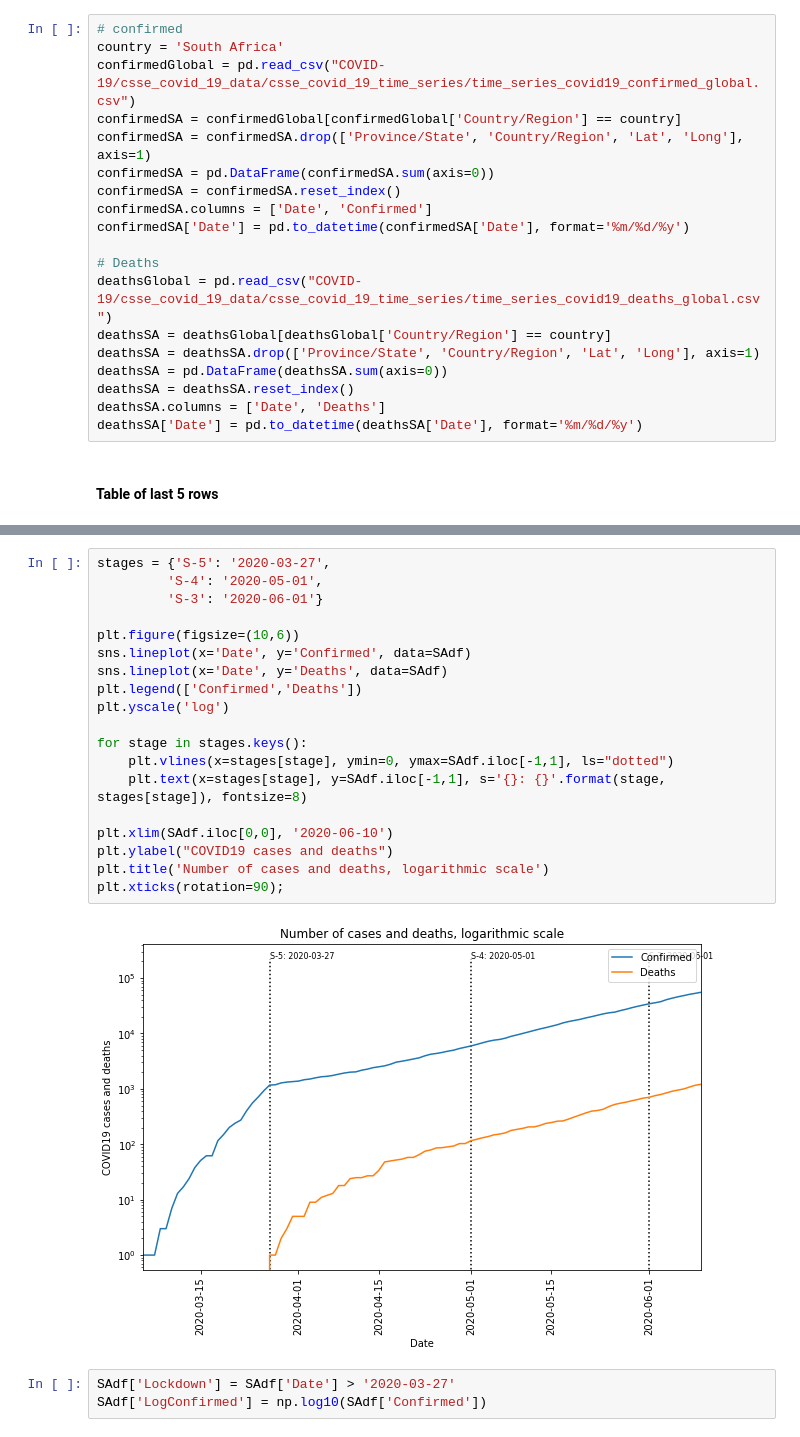
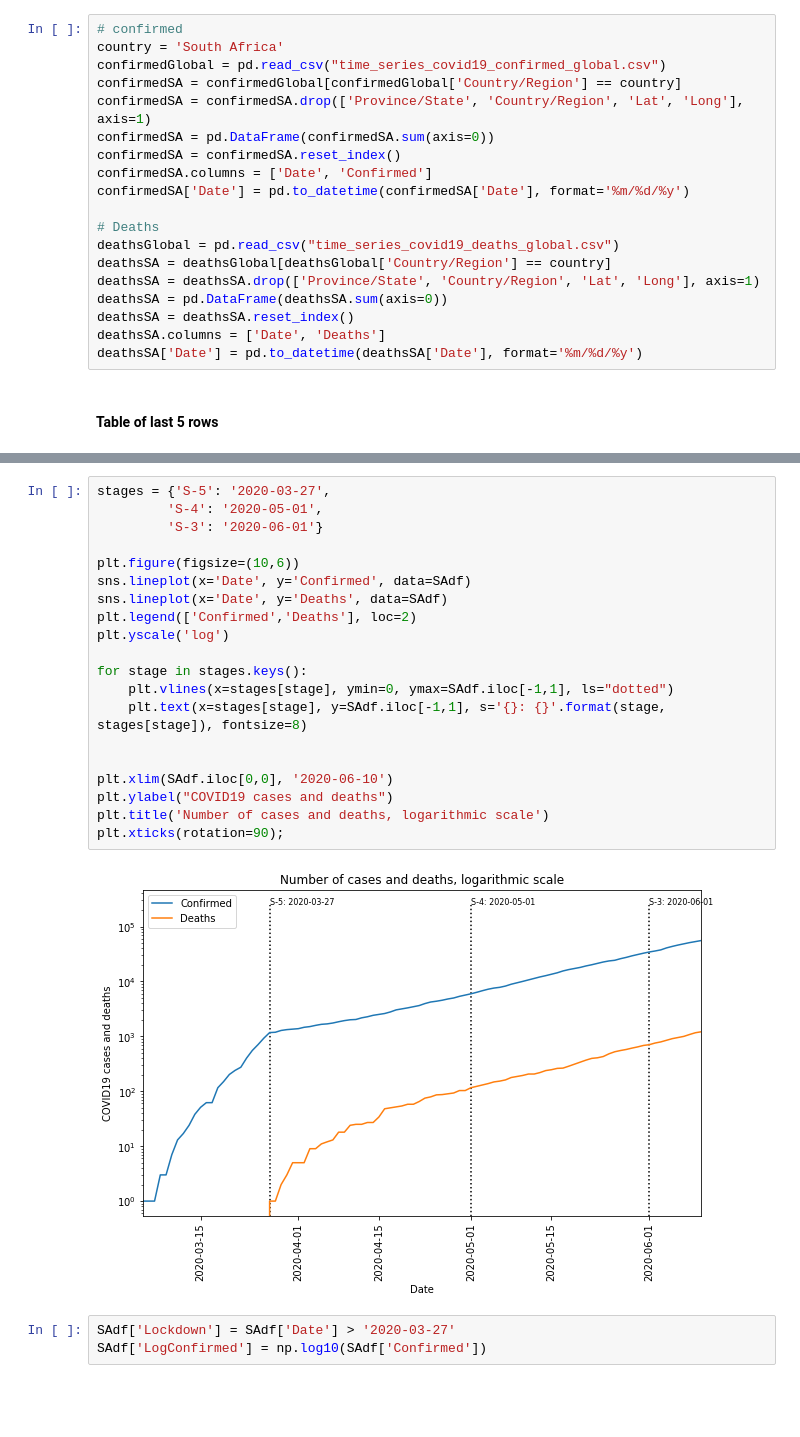
Before and after one commit to ArmandBester/SARS-COV2-in-SA, a Jupyter notebook: SA_cov_dr.ipynb, the cells around one changed output, grey strips where cells are left out. Drawn from its saved outputs; the diff is of its cells as text; blank space fills up the shorter version.

```diff
--- a/SA_cov_dr.ipynb
+++ b/SA_cov_dr.ipynb
@@ -68,7 +65,7 @@ It is now Fri Jul 10 06:50:13 2020 GMT+2
 # %%
 # confirmed
 country = 'South Africa'
-confirmedGlobal = pd.read_csv("COVID-19/csse_covid_19_data/csse_covid_19_time_series/time_series_covid19_confirmed_global.csv")
+confirmedGlobal = pd.read_csv("time_series_covid19_confirmed_global.csv")
 confirmedSA = confirmedGlobal[confirmedGlobal['Country/Region'] == country]
 confirmedSA = confirmedSA.drop(['Province/State', 'Country/Region', 'Lat', 'Long'], axis=1)
 confirmedSA = pd.DataFrame(confirmedSA.sum(axis=0))
@@ -77,7 +74,7 @@ confirmedSA.columns = ['Date', 'Confirmed']
 confirmedSA['Date'] = pd.to_datetime(confirmedSA['Date'], format='%m/%d/%y')
 
 # Deaths
-deathsGlobal = pd.read_csv("COVID-19/csse_covid_19_data/csse_covid_19_time_series/time_series_covid19_deaths_global.csv")
+deathsGlobal = pd.read_csv("time_series_covid19_deaths_global.csv")
 deathsSA = deathsGlobal[deathsGlobal['Country/Region'] == country]
 deathsSA = deathsSA.drop(['Province/State', 'Country/Region', 'Lat', 'Long'], axis=1)
 deathsSA = pd.DataFrame(deathsSA.sum(axis=0))
@@ -121,24 +119,25 @@ plt.xticks(rotation=90);
 # %%
 stages = {'S-5': '2020-03-27',
          'S-4': '2020-05-01',
          'S-3': '2020-06-01'}
 
 plt.figure(figsize=(10,6))
 sns.lineplot(x='Date', y='Confirmed', data=SAdf)
 sns.lineplot(x='Date', y='Deaths', data=SAdf)
-plt.legend(['Confirmed','Deaths'])
+plt.legend(['Confirmed','Deaths'], loc=2)
 plt.yscale('log')
 
 for stage in stages.keys():
     plt.vlines(x=stages[stage], ymin=0, ymax=SAdf.iloc[-1,1], ls="dotted")
     plt.text(x=stages[stage], y=SAdf.iloc[-1,1], s='{}: {}'.format(stage, stages[stage]), fontsize=8)
 
+
 plt.xlim(SAdf.iloc[0,0], '2020-06-10')
 plt.ylabel("COVID19 cases and deaths")
 plt.title('Number of cases and deaths, logarithmic scale')
 plt.xticks(rotation=90);
 # %% [output]
-[figure, old version]
+[figure, new version]
 # %%
 SAdf['Lockdown'] = SAdf['Date'] > '2020-03-27'
 SAdf['LogConfirmed'] = np.log10(SAdf['Confirmed'])
```
Also changed, not shown: parts of 19 cells of this notebook, 7 other files.
